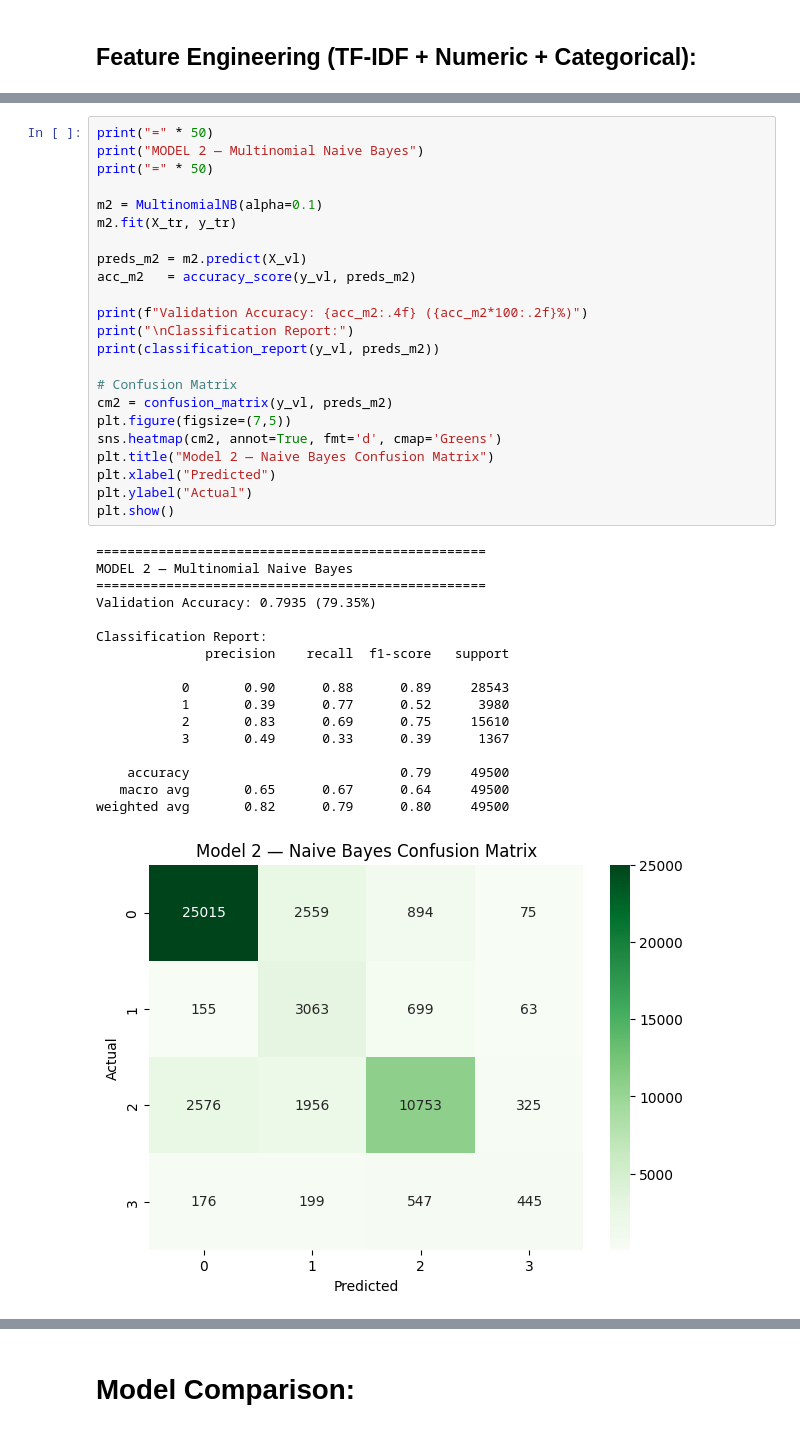
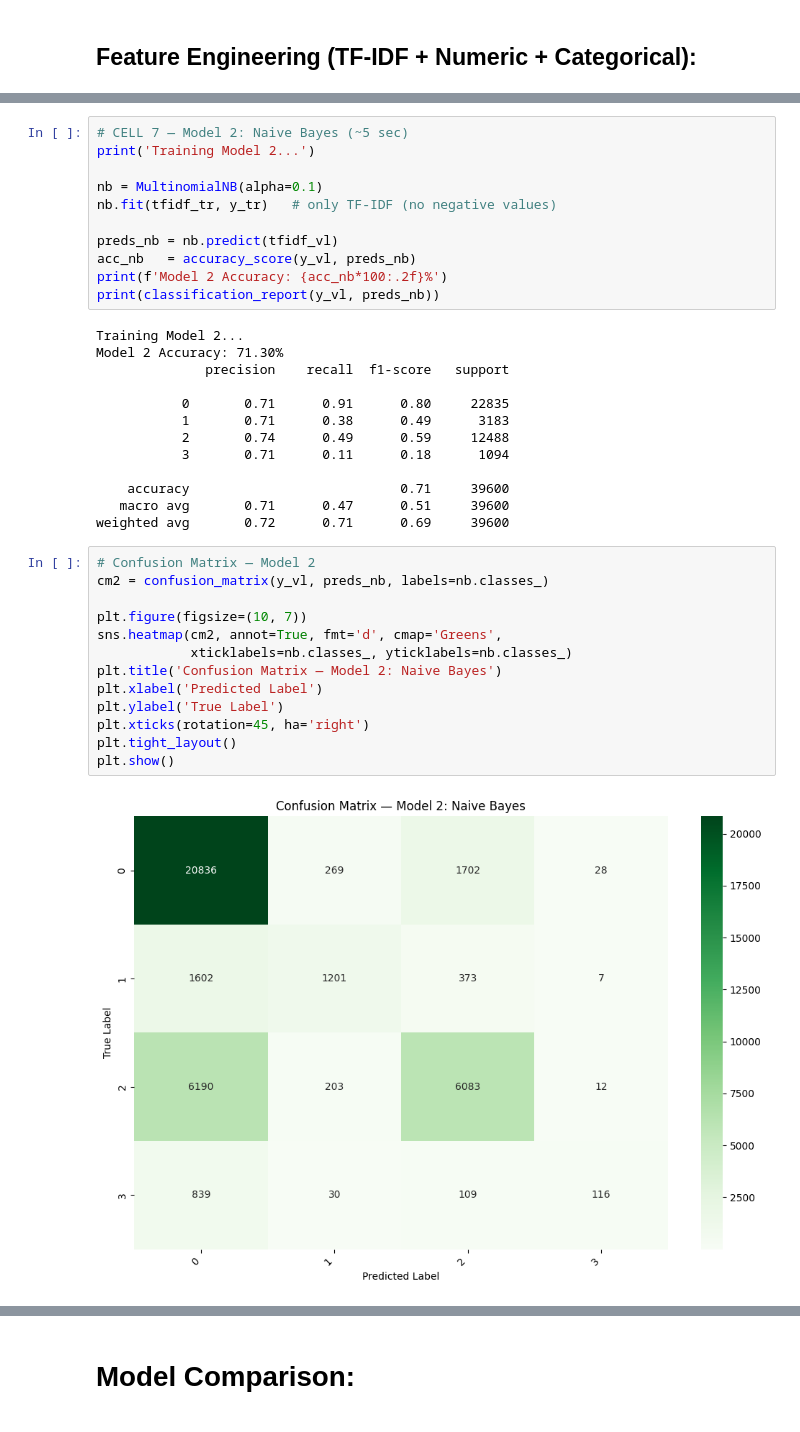
Before and after one commit to prakashpuri/Machine-Learning-Project, a Jupyter notebook: 24f1001025-notebook-t12026.ipynb, the cells around one changed output, grey strips where cells are left out. Cells and saved outputs as stored; diff of their text form.

```diff
--- a/24f1001025-notebook-t12026.ipynb
+++ b/24f1001025-notebook-t12026.ipynb
@@ -210,41 +239,39 @@ weighted avg       0.89      0.89      0.89     49500
+# %%
+# CELL 7 — Model 2: Naive Bayes (~5 sec)
+print('Training Model 2...')
+
+nb = MultinomialNB(alpha=0.1)
+nb.fit(tfidf_tr, y_tr)   # only TF-IDF (no negative values)
+
+preds_nb = nb.predict(tfidf_vl)
+acc_nb   = accuracy_score(y_vl, preds_nb)
+print(f'Model 2 Accuracy: {acc_nb*100:.2f}%')
+print(classification_report(y_vl, preds_nb))
+# %% [output]
+Training Model 2...
+Model 2 Accuracy: 71.30%
+              precision    recall  f1-score   support
+
+           0       0.71      0.91      0.80     22835
+           1       0.71      0.38      0.49      3183
+           2       0.74      0.49      0.59     12488
+           3       0.71      0.11      0.18      1094
+
+    accuracy                           0.71     39600
+   macro avg       0.71      0.47      0.51     39600
+weighted avg       0.72      0.71      0.69     39600
 # %%
-print("=" * 50)
-print("MODEL 2 — Multinomial Naive Bayes")
-print("=" * 50)
+# Confusion Matrix — Model 2
+cm2 = confusion_matrix(y_vl, preds_nb, labels=nb.classes_)
 
-m2 = MultinomialNB(alpha=0.1)
-m2.fit(X_tr, y_tr)
-
-preds_m2 = m2.predict(X_vl)
-acc_m2   = accuracy_score(y_vl, preds_m2)
-
-print(f"Validation Accuracy: {acc_m2:.4f} ({acc_m2*100:.2f}%)")
-print("\nClassification Report:")
-print(classification_report(y_vl, preds_m2))
-
-# Confusion Matrix
-cm2 = confusion_matrix(y_vl, preds_m2)
-plt.figure(figsize=(7,5))
-sns.heatmap(cm2, annot=True, fmt='d', cmap='Greens')
-plt.title("Model 2 — Naive Bayes Confusion Matrix")
-plt.xlabel("Predicted")
-plt.ylabel("Actual")
+plt.figure(figsize=(10, 7))
+sns.heatmap(cm2, annot=True, fmt='d', cmap='Greens',
+            xticklabels=nb.classes_, yticklabels=nb.classes_)
+plt.title('Confusion Matrix — Model 2: Naive Bayes')
+plt.xlabel('Predicted Label')
+plt.ylabel('True Label')
+plt.xticks(rotation=45, ha='right')
+plt.tight_layout()
 plt.show()
 # %% [output]
-==================================================
-MODEL 2 — Multinomial Naive Bayes
-==================================================
-Validation Accuracy: 0.7935 (79.35%)
-
-Classification Report:
-              precision    recall  f1-score   support
-
-           0       0.90      0.88      0.89     28543
-           1       0.39      0.77      0.52      3980
-           2       0.83      0.69      0.75     15610
-           3       0.49      0.33      0.39      1367
-
-    accuracy                           0.79     49500
-   macro avg       0.65      0.67      0.64     49500
-weighted avg       0.82      0.79      0.80     49500
-[figure, old version]
+[figure, new version]
```
Also changed, not shown: parts of 138 cells of this notebook.
